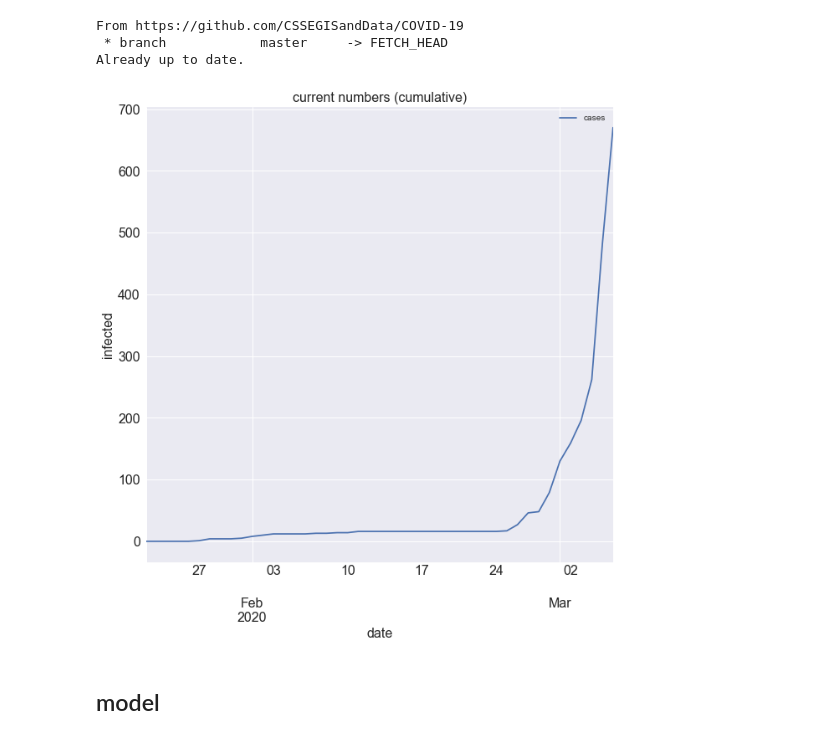
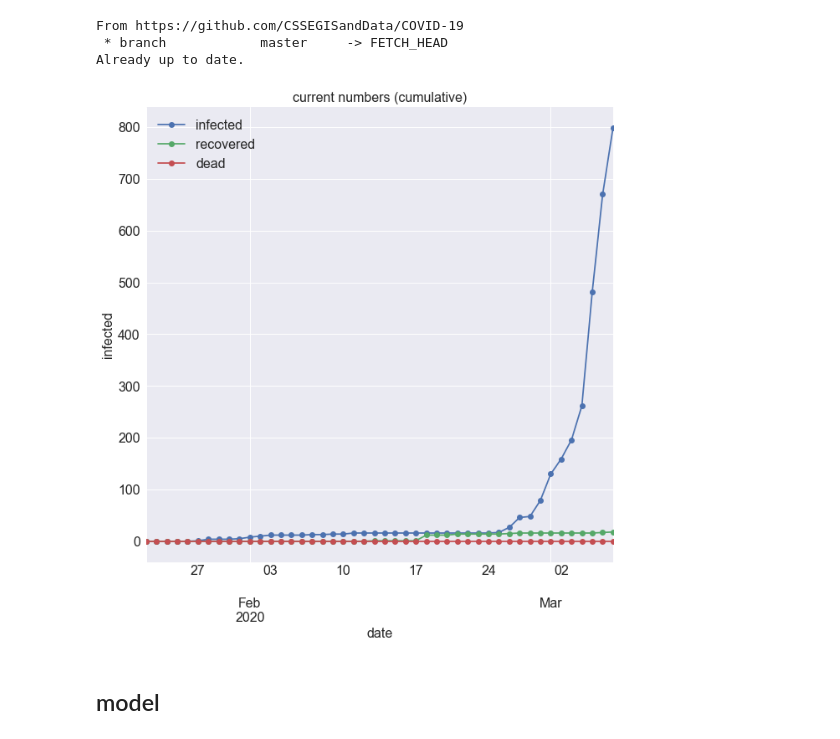
Before and after one commit to BenjaminBossan/corona, a Jupyter notebook: model_corona_virus.ipynb, the cells around one changed output. Saved outputs shown, nothing was run; the diff lists cells and outputs as text; code cells hidden in the pictures.

```diff
--- a/model_corona_virus.ipynb
+++ b/model_corona_virus.ipynb
@@ -42,2 +69,0 @@ df = df.rename(columns={'Country/Region': 'country'})
-# %%
-df = df.query('country=="Germany"')
@@ -48,12 +70,17 @@ df = df.assign(date=pd.to_datetime(df['index']))
-# %%
-df = df.rename(columns={53: 'cases'})
+# %%
+dfd = load_data('csse_covid_19_data/csse_covid_19_time_series/time_series_19-covid-Deaths.csv')
+# %%
+dfr = load_data('csse_covid_19_data/csse_covid_19_time_series/time_series_19-covid-Recovered.csv')
 # %%
-ax = df.plot(x='date', y='cases', figsize=(10, 10), fontsize=FS)
+ax = df.plot(x='date', y='cases', figsize=(10, 10), fontsize=FS, marker='o', label='infected')
+ax = dfr.plot(x='date', y='cases', figsize=(10, 10), fontsize=FS, marker='o', label='recovered', ax=ax)
+ax = dfd.plot(x='date', y='cases', figsize=(10, 10), fontsize=FS, marker='o', label='dead', ax=ax)
 ax.set_xlabel('date', fontsize=FS)
 ax.set_ylabel('infected', fontsize=FS)
+ax.legend(fontsize=FS)
 ax.set_title('current numbers (cumulative)', fontsize=FS);
 # %% [output]
-[figure, old version]
+[figure, new version]
 # %% [markdown]
 ## model
 # %% [markdown]
```
Also changed, not shown: parts of 26 cells of this notebook, 2 other files.
